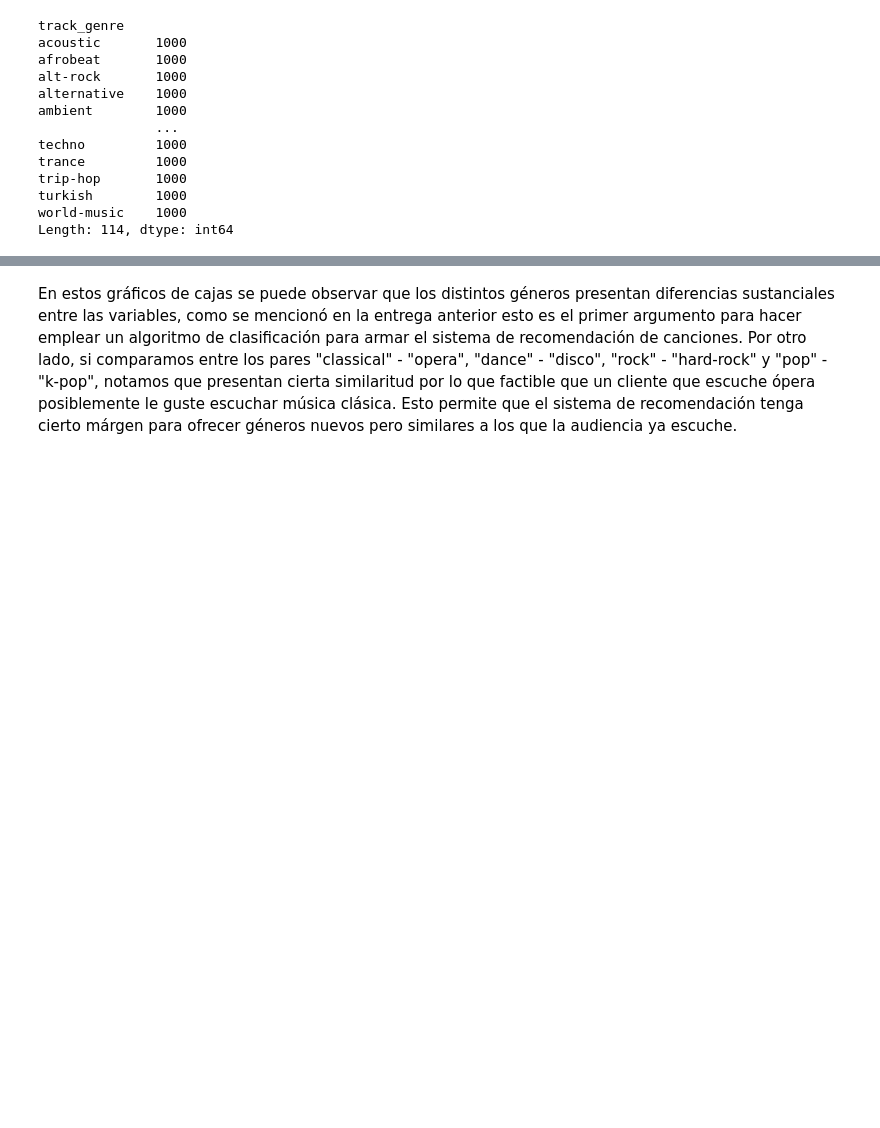
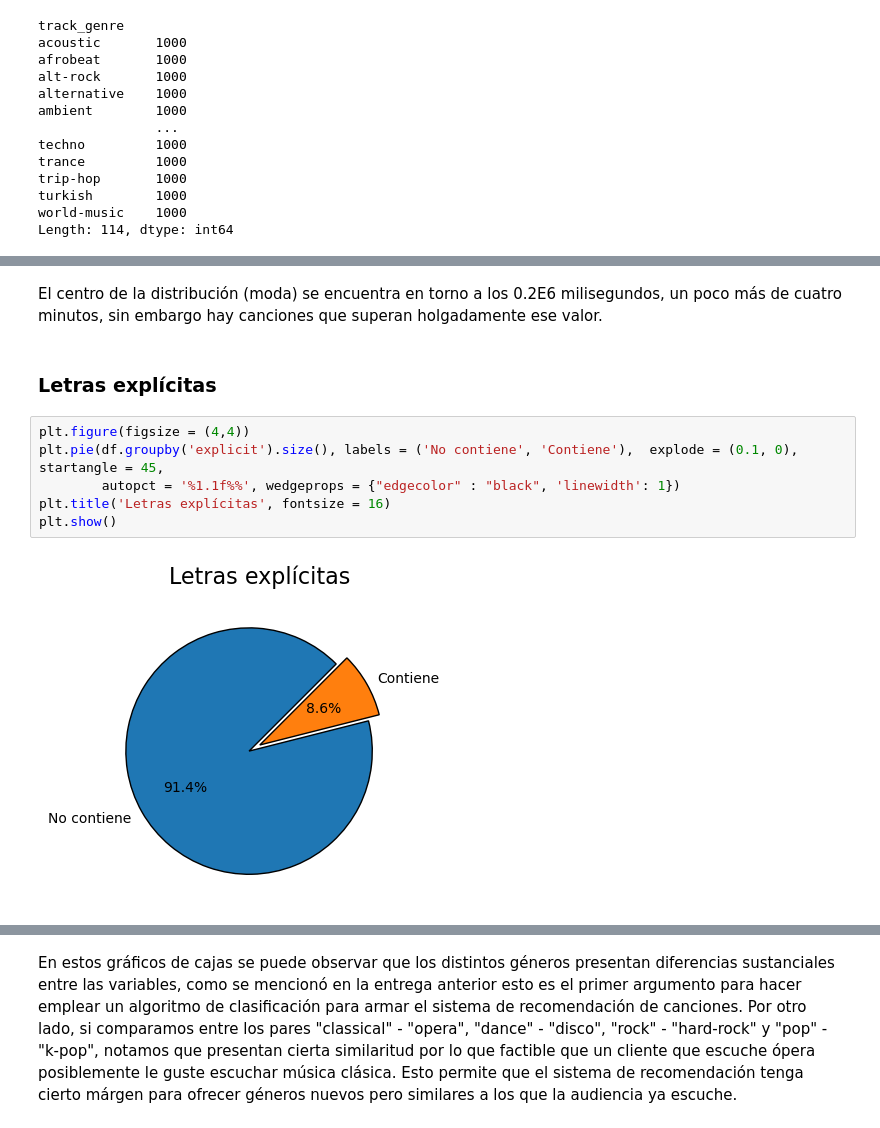
Before and after one commit to MauriJ/Data-Science, a Jupyter notebook: Desafíos/Desafío N°6/PrimeraEntrega_Moran.ipynb, the cells around one changed output, grey strips where cells are left out. Saved outputs shown, nothing was run; the diff lists cells and outputs as text; blank space fills up the shorter version.

```diff
--- a/Desafíos/Desafío N°6/PrimeraEntrega_Moran.ipynb
+++ b/Desafíos/Desafío N°6/PrimeraEntrega_Moran.ipynb
@@ -183,0 +274,12 @@ Length: 114, dtype: int64
+# %% [markdown]
+El centro de la distribución (moda) se encuentra en torno a los 0.2E6 milisegundos, un poco más de cuatro minutos, sin embargo hay canciones que superan holgadamente ese valor.
+# %% [markdown]
+### Letras explícitas
+# %%
+plt.figure(figsize = (4,4))
+plt.pie(df.groupby('explicit').size(), labels = ('No contiene', 'Contiene'),  explode = (0.1, 0), startangle = 45,
+        autopct = '%1.1f%%', wedgeprops = {"edgecolor" : "black", 'linewidth': 1})
+plt.title('Letras explícitas', fontsize = 16)
+plt.show()
+# %% [output]
+[figure, added]
```
Also changed, not shown: parts of 30 cells of this notebook.
